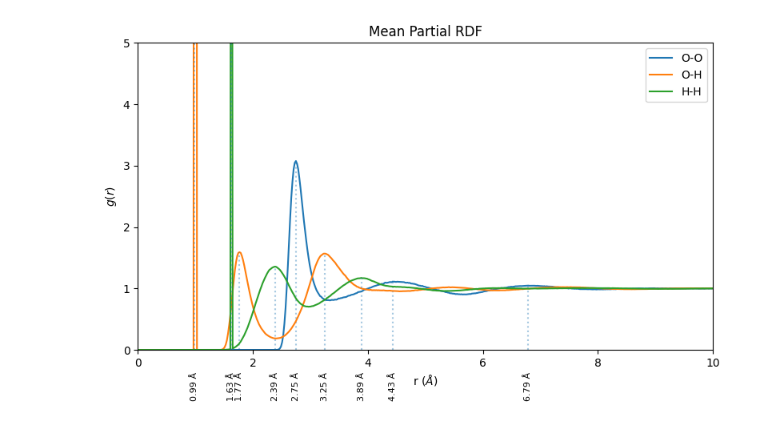
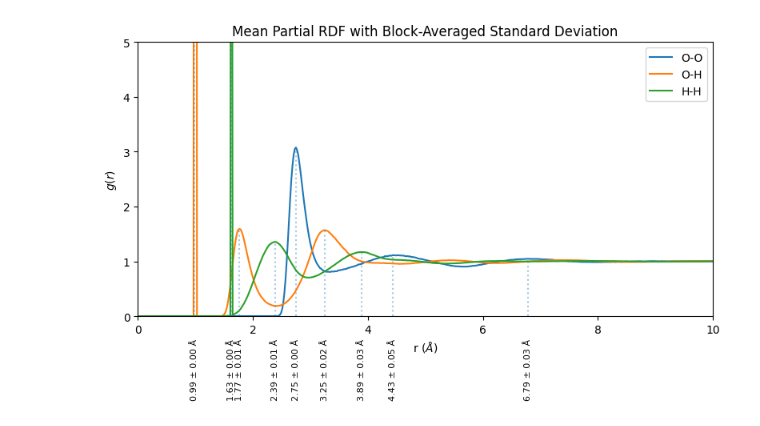
Before and after one commit to JovinRyan/MDToolkit, a Jupyter notebook: MDToolkit/rdf_analysis.ipynb, the cells around one changed output. Cells and saved outputs as stored; diff of their text form; code cells hidden in the pictures.

```diff
--- a/MDToolkit/rdf_analysis.ipynb
+++ b/MDToolkit/rdf_analysis.ipynb
@@ -1,6 +1,8 @@
 # %%
 from ovito.io import import_file
-from ovito.modifiers import RadialDistributionFunctionModifier, TimeAveragingModifier
+from ovito.modifiers import RadialDistributionFunctionModifier
+
+import numpy as np
 
 dump_path = "/media/jrjoseph/Elements/projects/training/water_box_ls6/water_box_nvt_prod_coarse.out"
 
@@ -15,6 +17,8 @@ ptype_prop.type_by_id_(2).name = "H"
 
 radius_cutoff = 10
 bins = 500
+
+n_blocks = 5
 # %%
 pipeline.modifiers.append(
     RadialDistributionFunctionModifier(
@@ -40,0 +94,13 @@ rdf_avg = xy[:,1:]
+# %%
+pair_names = ["O-O", "O-H", "H-H"]
+
+rdf_data = {}
+
+for i, pair in enumerate(pair_names):
+
+    rdf_data[pair] = {
+        "r": r,
+        "mean": rdf_mean[:, i],
+        "std": rdf_std[:, i],
+        "sem": rdf_sem[:, i]
+    }
@@ -45,59 +167,73 @@ import numpy as np
 
 pair_names = ["O-O", "O-H", "H-H"]
 
-plt.figure(figsize=(8,5))
+plt.figure(figsize=(8, 5))
 
 for i, pair in enumerate(pair_names):
 
-    y = rdf_avg[:, i]
+    y = rdf_mean[:, i]
+    y_std = rdf_std[:, i]
 
-    plt.plot(r, y, label=pair)
+    plt.plot(
+        r,
+        y,
+        label=pair
+    )
 
-    # Find peaks
-    peaks, properties = find_peaks(
+    plt.fill_between(
+        r,
+        y - y_std,
+        y + y_std,
+        alpha=0.5
+    )
+
+    peaks, _ = find_peaks(
         y,
         prominence=0.05,
-        distance=5        # minimum bins between peaks
+        distance=5
     )
 
-    # Label first few strongest peaks
     peak_heights = y[peaks]
     strongest = peaks[np.argsort(peak_heights)[::-1][:3]]
 
     ax = plt.gca()
 
     for p in strongest:
+
         x_peak = r[p]
         y_peak = y[p]
+
+        x_std = peak_position_data[pair][p]
 
         ax.vlines(
             x_peak,
             ymin=0,
             ymax=y_peak,
-            linestyle=':',
+            linestyle=":",
             alpha=0.4
         )
 
         ax.annotate(
-            f"{x_peak:.2f} Å",
+            f"{x_peak:.2f} ± {x_std:.2f} Å",
             xy=(x_peak, 0),
-            xycoords='data',
+            xycoords="data",
             xytext=(0, -20),
-            textcoords='offset points',
-            ha='center',
-            va='top',
+            textcoords="offset points",
+            ha="center",
+            va="top",
             rotation=90,
             fontsize=8,
             annotation_clip=False
         )
 
 plt.xlabel(r"r ($\AA$)")
 plt.ylabel(r"$g(r)$")
 plt.xlim(0, radius_cutoff)
 plt.ylim(0, 5)
-plt.title("Mean Partial RDF")
+
+plt.title("Mean Partial RDF with Block-Averaged Standard Deviation")
 plt.legend()
 plt.tight_layout()
 plt.show()
 # %% [output]
-[figure, old version]
+[figure, new version]
```
Also changed, not shown: parts of 4 cells of this notebook, 8 other files.
